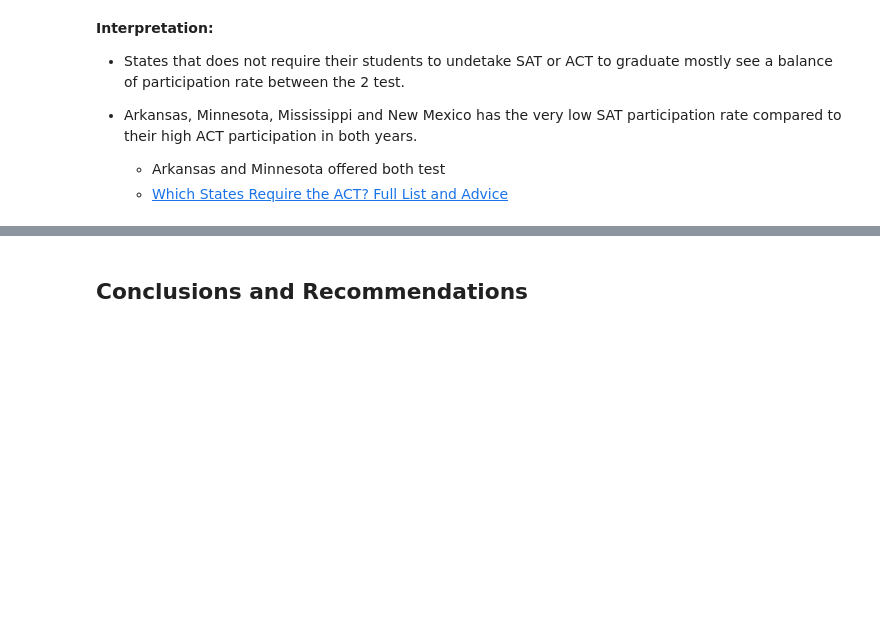
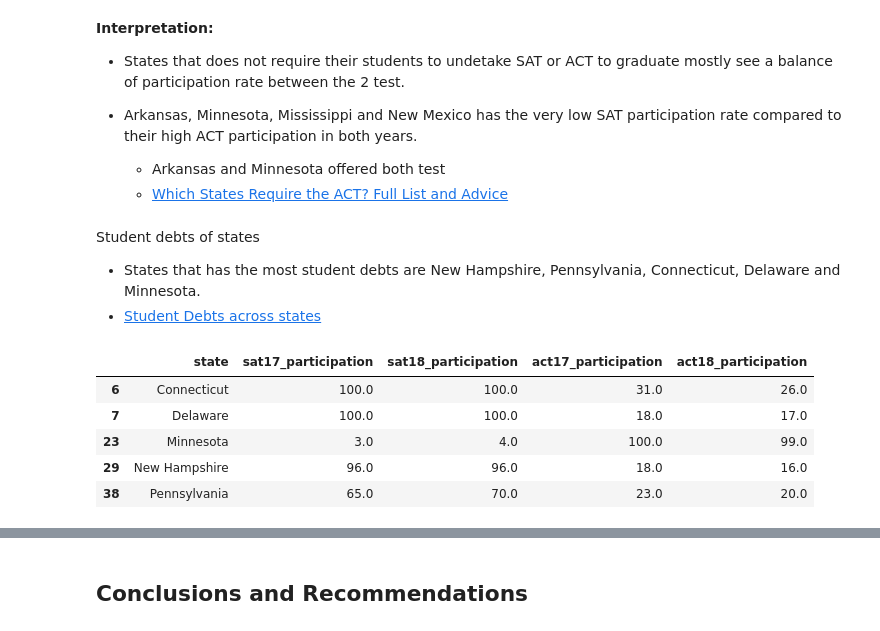
Before and after one commit to SimYiSY/DSI-Projects, a Jupyter notebook: project_1/code/starter-code_updated.ipynb, the cells around one changed output, grey strips where cells are left out. Drawn from its saved outputs; the diff is of its cells as text; code cells hidden in the pictures; blank space fills up the shorter version.

```diff
--- a/project_1/code/starter-code_updated.ipynb
+++ b/project_1/code/starter-code_updated.ipynb
@@ -1901,3 +1910,8 @@ no_test_states.groupby('state')[['sat17_participation',
 * Arkansas, Minnesota, Mississippi and New Mexico has the very low SAT participation rate compared to their high ACT participation in both years.
   * Arkansas and Minnesota offered both test
   * [Which States Require the ACT? Full List and Advice](https://blog.prepscholar.com/which-states-require-the-act-full-list-and-advice)
+# %% [markdown]
+Student debts of states
+
+* States that has the most student debts are New Hampshire, Pennsylvania, Connecticut, Delaware and Minnesota.
+* [Student Debts across states](https://www.forbes.com/sites/zackfriedman/2018/08/29/student-loans-by-state/#194df35c6d7d)
@@ -1903,0 +1923,11 @@ no_test_states.groupby('state')[['sat17_participation',
+# %%
+round(most_sdebts[['state', 'sat17_participation',
+                    'sat18_participation',
+                    'act17_participation', 'act18_participation']])
+# %% [output]
+|  | state | sat17_participation | sat18_participation | act17_participation | act18_participation |
+| 6 | Connecticut | 100.0 | 100.0 | 31.0 | 26.0 |
+| 7 | Delaware | 100.0 | 100.0 | 18.0 | 17.0 |
+| 23 | Minnesota | 3.0 | 4.0 | 100.0 | 99.0 |
+| 29 | New Hampshire | 96.0 | 96.0 | 18.0 | 16.0 |
+| 38 | Pennsylvania | 65.0 | 70.0 | 23.0 | 20.0 |
```
Also changed, not shown: parts of 12 cells of this notebook, 1 other file.
